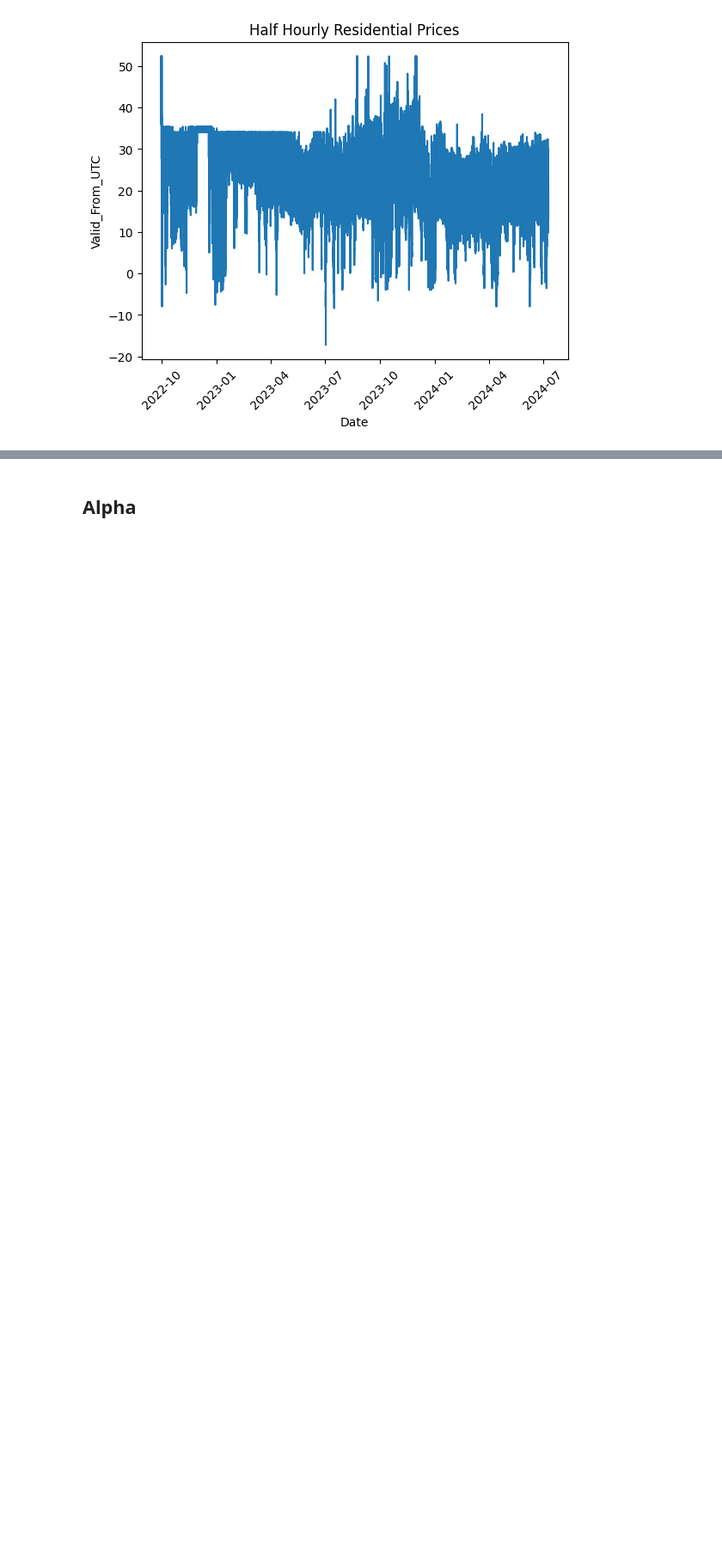
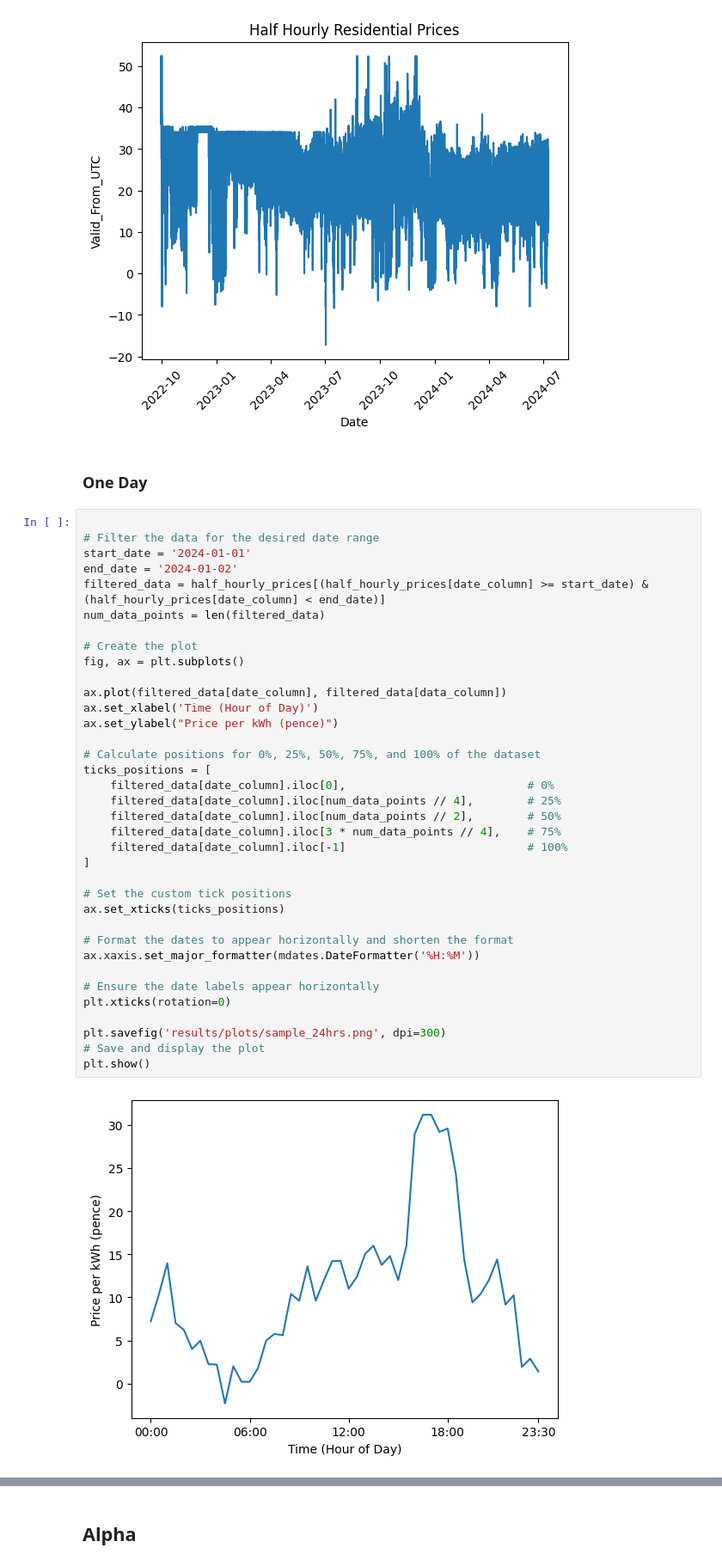
Before and after one commit to williamrodz/llm_for_ts_electricity_prices_forecasting, a Jupyter notebook: half_hourly_prices_forecasting.ipynb, the cells around one changed output, grey strips where cells are left out. Shown at 86% size. Saved outputs shown, nothing was run; the diff lists cells and outputs as text; blank space fills up the shorter version.

```diff
--- a/half_hourly_prices_forecasting.ipynb
+++ b/half_hourly_prices_forecasting.ipynb
@@ -42,4 +42,44 @@ plt.xticks(rotation=45)
 plt.show()
 # %% [output]
 [figure]
+# %% [markdown]
+### One Day
+# %%
+
+# Filter the data for the desired date range
+start_date = '2024-01-01'
+end_date = '2024-01-02'
+filtered_data = half_hourly_prices[(half_hourly_prices[date_column] >= start_date) & (half_hourly_prices[date_column] < end_date)]
+num_data_points = len(filtered_data)
+
+# Create the plot
+fig, ax = plt.subplots()
+
+ax.plot(filtered_data[date_column], filtered_data[data_column])
+ax.set_xlabel('Time (Hour of Day)')
+ax.set_ylabel("Price per kWh (pence)")
+
+# Calculate positions for 0%, 25%, 50%, 75%, and 100% of the dataset
+ticks_positions = [
+    filtered_data[date_column].iloc[0],                           # 0%
+    filtered_data[date_column].iloc[num_data_points // 4],        # 25%
+    filtered_data[date_column].iloc[num_data_points // 2],        # 50%
+    filtered_data[date_column].iloc[3 * num_data_points // 4],    # 75%
+    filtered_data[date_column].iloc[-1]                           # 100%
+]
+
+# Set the custom tick positions
+ax.set_xticks(ticks_positions)
+
+# Format the dates to appear horizontally and shorten the format
+ax.xaxis.set_major_formatter(mdates.DateFormatter('%H:%M'))
+
+# Ensure the date labels appear horizontally
+plt.xticks(rotation=0)
+
+plt.savefig('results/plots/sample_24hrs.png', dpi=300)
+# Save and display the plot
+plt.show()
+# %% [output]
+[figure, added]
 # %%
```
Also changed, not shown: parts of 6 cells of this notebook, 16 other files.
